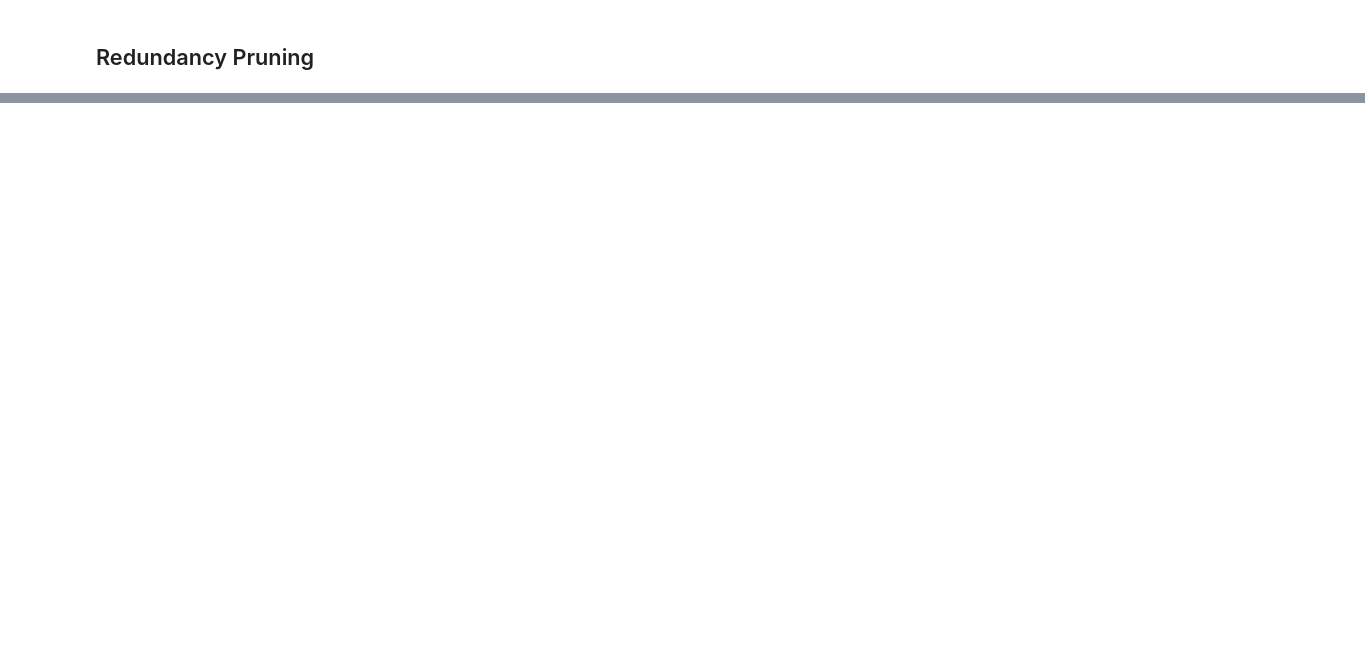
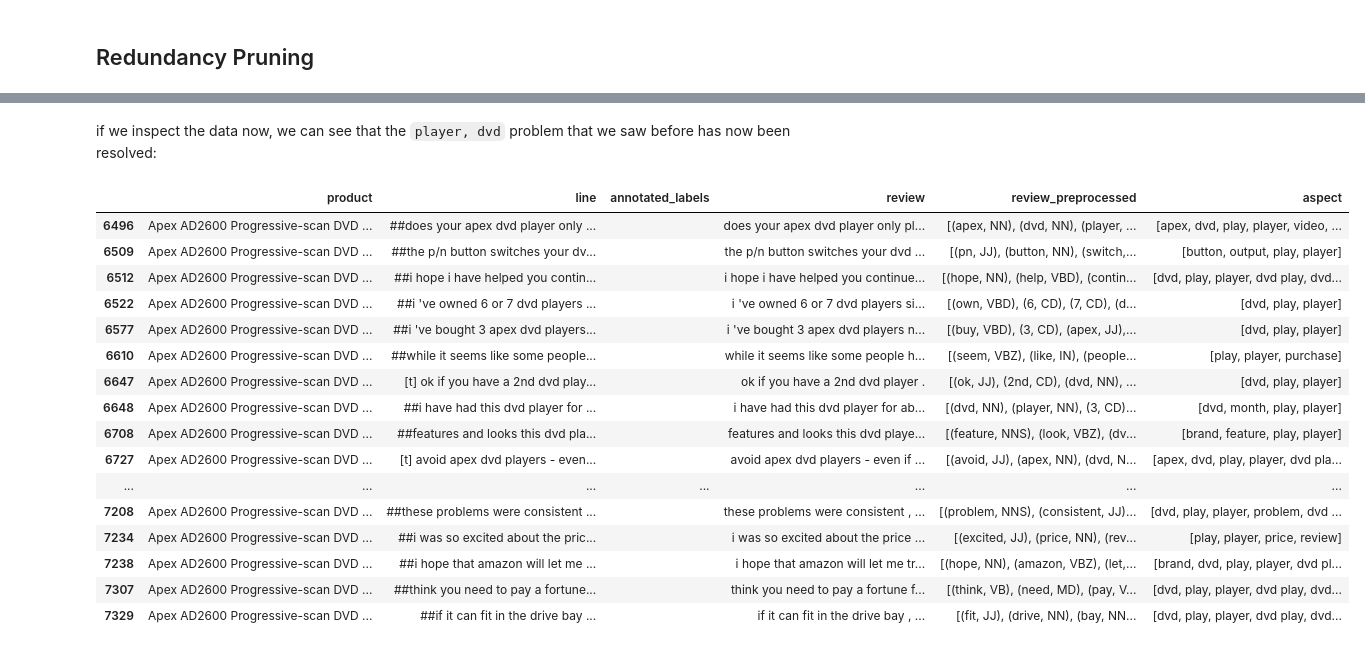
Before and after one commit to hillbilly991/nlp_assignment_two, a Jupyter notebook: NLP_Assignment.ipynb, the cells around one changed output, grey strips where cells are left out. Drawn from its saved outputs; the diff is of its cells as text; code cells hidden in the pictures; blank space fills up the shorter version.

```diff
--- a/NLP_Assignment.ipynb
+++ b/NLP_Assignment.ipynb
@@ -604,0 +628,16 @@ opinion_words_extracted
+# %%
+opinion_words_extracted_with_pos_and_neg_words = {}
+
+opinion_word_polarity = OpinionWordPolarity()
+for product_name, word_list in opinion_words_extracted.items():
+    pos_and_neg_word_list = []
+
+    for word in word_list:
+        pos_or_neg_polarity = opinion_word_polarity.classify_word(word)
+        if pos_or_neg_polarity != 0:
+            pos_and_neg_word_list.append(word)
+
+    opinion_words_extracted_with_pos_and_neg_words[product_name] = pos_and_neg_word_list
+
+
+opinion_words_extracted_with_pos_and_neg_words
@@ -678,0 +735,4 @@ infrequent_features
+# %%
+infrequent_features_two_p_value = InfrequentFeatureIdentifier(frequent_feature_sets, 2).main(copy.deepcopy(df_product_reviews))
+
+infrequent_features_two_p_value
@@ -678,0 +781,2 @@ infrequent_features
+# %%
+infrequent_features = infrequent_features_two_p_value
@@ -678,0 +785,14 @@ infrequent_features
+# %%
+features_dict = {}
+
+def frozenset_to_string(fset):
+    return ', '.join(fset)
+
+for product, df in frequent_feature_sets.items():
+    itemsets_array = df['itemsets'].tolist()
+    features_dict[product] = itemsets_array
+    features_dict[product] = [frozenset_to_string(fset) for fset in features_dict[product]]
+    for infrequent_feature in infrequent_features[product]:
+        features_dict[product].append(infrequent_feature)
+
+features_dict
@@ -678,0 +881,22 @@ infrequent_features
+# %% [markdown]
+if we inspect the data now, we can see that the `player, dvd` problem that we saw before has now been resolved:
+# %%
+df_testing_data[df_testing_data['review'].str.contains("dvd player")]
+# %% [output]
+|  | product | line | annotated_labels | review | review_preprocessed | aspect |
+| 6496 | Apex AD2600 Progressive-scan DVD ... | ##does your apex dvd player only ... |  | does your apex dvd player only pl... | [(apex, NN), (dvd, NN), (player, ... | [apex, dvd, play, player, video, ... |
+| 6509 | Apex AD2600 Progressive-scan DVD ... | ##the p/n button switches your dv... |  | the p/n button switches your dvd ... | [(pn, JJ), (button, NN), (switch,... | [button, output, play, player] |
+| 6512 | Apex AD2600 Progressive-scan DVD ... | ##i hope i have helped you contin... |  | i hope i have helped you continue... | [(hope, NN), (help, VBD), (contin... | [dvd, play, player, dvd play, dvd... |
+| 6522 | Apex AD2600 Progressive-scan DVD ... | ##i 've owned 6 or 7 dvd players ... |  | i 've owned 6 or 7 dvd players si... | [(own, VBD), (6, CD), (7, CD), (d... | [dvd, play, player] |
+| 6577 | Apex AD2600 Progressive-scan DVD ... | ##i 've bought 3 apex dvd players... |  | i 've bought 3 apex dvd players n... | [(buy, VBD), (3, CD), (apex, JJ),... | [dvd, play, player] |
+| 6610 | Apex AD2600 Progressive-scan DVD ... | ##while it seems like some people... |  | while it seems like some people h... | [(seem, VBZ), (like, IN), (people... | [play, player, purchase] |
+| 6647 | Apex AD2600 Progressive-scan DVD ... | [t] ok if you have a 2nd dvd play... |  | ok if you have a 2nd dvd player . | [(ok, JJ), (2nd, CD), (dvd, NN), ... | [dvd, play, player] |
+| 6648 | Apex AD2600 Progressive-scan DVD ... | ##i have had this dvd player for ... |  | i have had this dvd player for ab... | [(dvd, NN), (player, NN), (3, CD)... | [dvd, month, play, player] |
+| 6708 | Apex AD2600 Progressive-scan DVD ... | ##features and looks this dvd pla... |  | features and looks this dvd playe... | [(feature, NNS), (look, VBZ), (dv... | [brand, feature, play, player] |
+| 6727 | Apex AD2600 Progressive-scan DVD ... | [t] avoid apex dvd players - even... |  | avoid apex dvd players - even if ... | [(avoid, JJ), (apex, NN), (dvd, N... | [apex, dvd, play, player, dvd pla... |
+| ... | ... | ... | ... | ... | ... | ... |
+| 7208 | Apex AD2600 Progressive-scan DVD ... | ##these problems were consistent ... |  | these problems were consistent , ... | [(problem, NNS), (consistent, JJ)... | [dvd, play, player, problem, dvd ... |
+| 7234 | Apex AD2600 Progressive-scan DVD ... | ##i was so excited about the pric... |  | i was so excited about the price ... | [(excited, JJ), (price, NN), (rev... | [play, player, price, review] |
+| 7238 | Apex AD2600 Progressive-scan DVD ... | ##i hope that amazon will let me ... |  | i hope that amazon will let me tr... | [(hope, NN), (amazon, VBZ), (let,... | [brand, dvd, play, player, dvd pl... |
+| 7307 | Apex AD2600 Progressive-scan DVD ... | ##think you need to pay a fortune... |  | think you need to pay a fortune f... | [(think, VB), (need, MD), (pay, V... | [dvd, play, player, dvd play, dvd... |
+| 7329 | Apex AD2600 Progressive-scan DVD ... | ##if it can fit in the drive bay ... |  | if it can fit in the drive bay , ... | [(fit, JJ), (drive, NN), (bay, NN... | [dvd, play, player, dvd play, dvd... |
```
Also changed, not shown: parts of 95 cells of this notebook.
